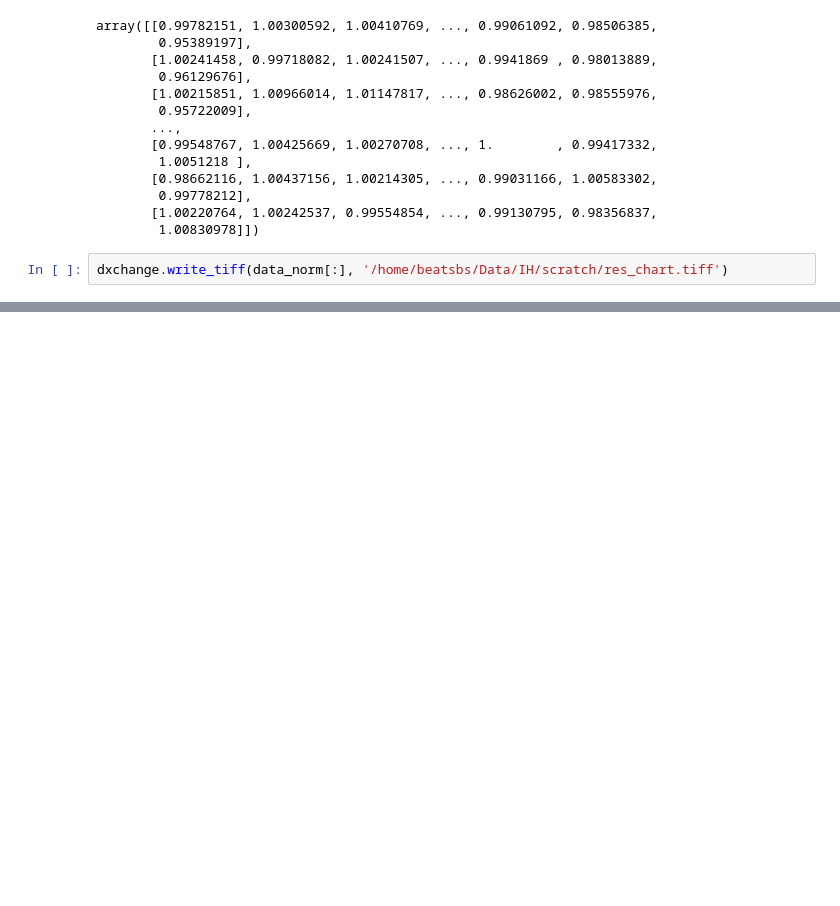
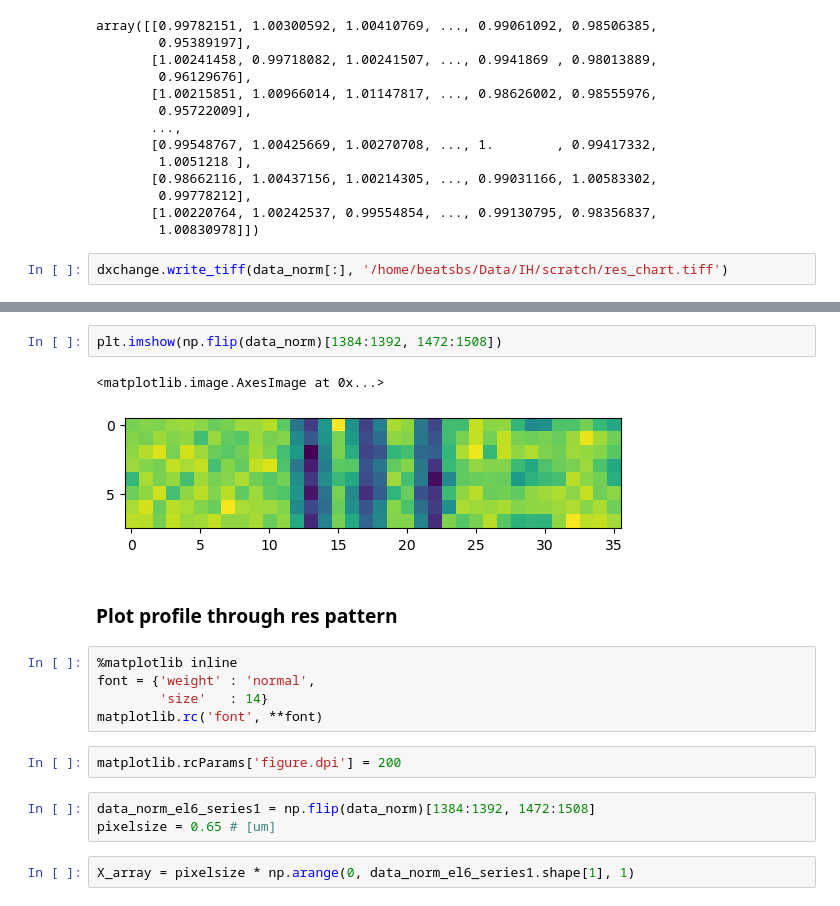
Before and after one commit to gianthk/BEATS_raytracing, a Jupyter notebook: BEATS_commissioning_resolution_chart.ipynb, the cells around one changed output, grey strips where cells are left out. Cells and saved outputs as stored; diff of their text form; blank space fills up the shorter version.

```diff
--- a/BEATS_commissioning_resolution_chart.ipynb
+++ b/BEATS_commissioning_resolution_chart.ipynb
@@ -90,0 +107,19 @@ dxchange.write_tiff(data_norm[:], '/home/beatsbs/Data/IH/scratch/res_chart.tiff'
+# %%
+plt.imshow(np.flip(data_norm)[1384:1392, 1472:1508])
+# %% [output]
+<matplotlib.image.AxesImage at 0x...>
+[figure, added]
+# %% [markdown]
+### Plot profile through res pattern
+# %%
+%matplotlib inline
+font = {'weight' : 'normal',
+        'size'   : 14}
+matplotlib.rc('font', **font)
+# %%
+matplotlib.rcParams['figure.dpi'] = 200
+# %%
+data_norm_el6_series1 = np.flip(data_norm)[1384:1392, 1472:1508]
+pixelsize = 0.65 # [um]
+# %%
+X_array = pixelsize * np.arange(0, data_norm_el6_series1.shape[1], 1)
```
Also changed, not shown: parts of 6 cells of this notebook, 2 other files.
